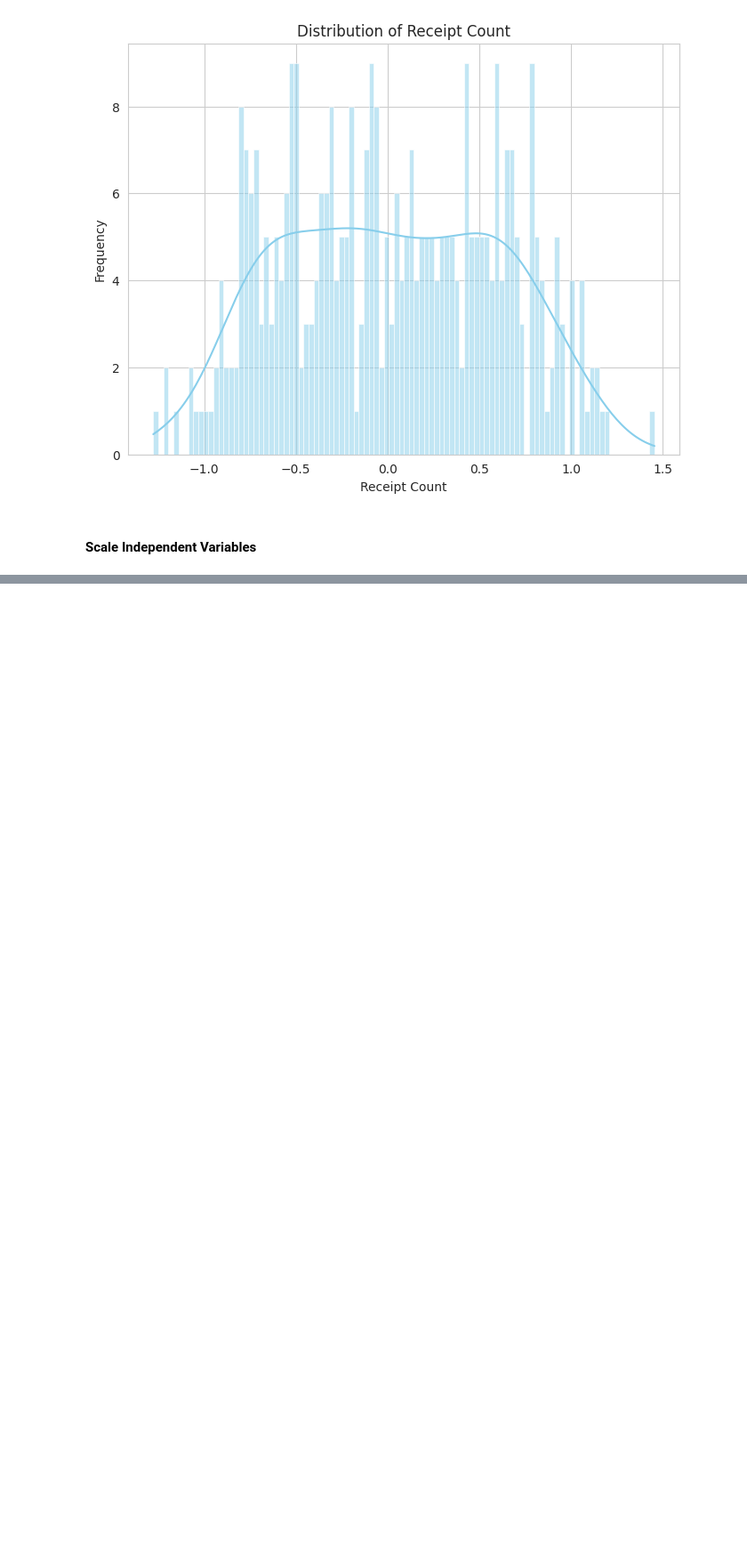
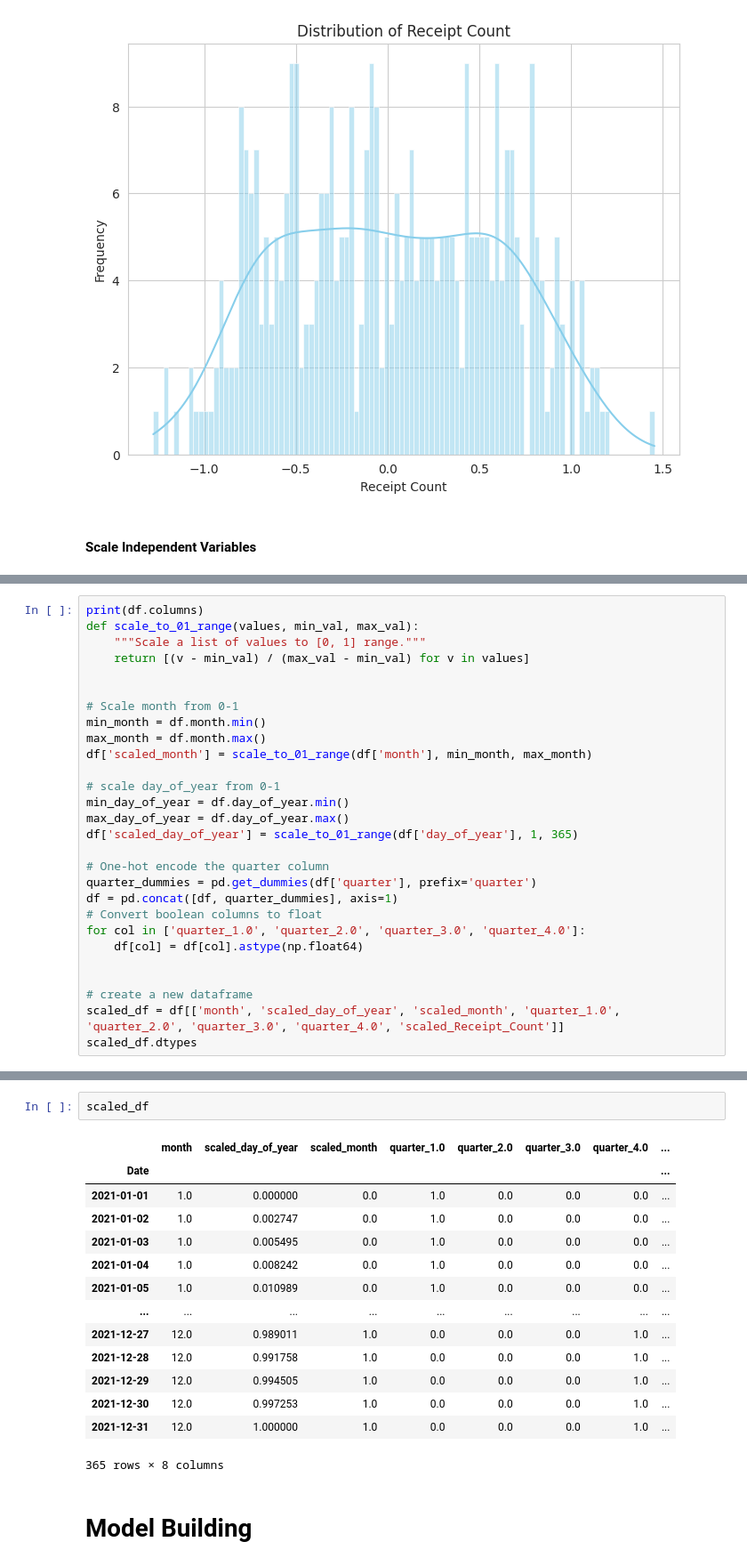
Before and after one commit to ahnaf000/Fetch_ML_Engineer, a Jupyter notebook: notebook/playground.ipynb, the cells around one changed output, grey strips where cells are left out. Shown at 89% size. Saved outputs shown, nothing was run; the diff lists cells and outputs as text; blank space fills up the shorter version.

```diff
--- a/notebook/playground.ipynb
+++ b/notebook/playground.ipynb
@@ -241,0 +286,28 @@ plt.show()
+# %%
+print(df.columns)
+def scale_to_01_range(values, min_val, max_val):
+    """Scale a list of values to [0, 1] range."""
+    return [(v - min_val) / (max_val - min_val) for v in values]
+
+
+# Scale month from 0-1
+min_month = df.month.min()
+max_month = df.month.max()
+df['scaled_month'] = scale_to_01_range(df['month'], min_month, max_month)
+
+# scale day_of_year from 0-1
+min_day_of_year = df.day_of_year.min()
+max_day_of_year = df.day_of_year.max()
+df['scaled_day_of_year'] = scale_to_01_range(df['day_of_year'], 1, 365)
+
+# One-hot encode the quarter column
+quarter_dummies = pd.get_dummies(df['quarter'], prefix='quarter')
+df = pd.concat([df, quarter_dummies], axis=1)
+# Convert boolean columns to float
+for col in ['quarter_1.0', 'quarter_2.0', 'quarter_3.0', 'quarter_4.0']:
+    df[col] = df[col].astype(np.float64)
+
+
+# create a new dataframe
+scaled_df = df[['month', 'scaled_day_of_year', 'scaled_month', 'quarter_1.0', 'quarter_2.0', 'quarter_3.0', 'quarter_4.0', 'scaled_Receipt_Count']]
+scaled_df.dtypes
@@ -241,0 +327,19 @@ plt.show()
+# %%
+scaled_df
+# %% [output]
+|  | month | scaled_day_of_year | scaled_month | quarter_1.0 | quarter_2.0 | quarter_3.0 | quarter_4.0 | ... |
+| Date |  |  |  |  |  |  |  | ... |
+| 2021-01-01 | 1.0 | 0.000000 | 0.0 | 1.0 | 0.0 | 0.0 | 0.0 | ... |
+| 2021-01-02 | 1.0 | 0.002747 | 0.0 | 1.0 | 0.0 | 0.0 | 0.0 | ... |
+| 2021-01-03 | 1.0 | 0.005495 | 0.0 | 1.0 | 0.0 | 0.0 | 0.0 | ... |
+| 2021-01-04 | 1.0 | 0.008242 | 0.0 | 1.0 | 0.0 | 0.0 | 0.0 | ... |
+| 2021-01-05 | 1.0 | 0.010989 | 0.0 | 1.0 | 0.0 | 0.0 | 0.0 | ... |
+| ... | ... | ... | ... | ... | ... | ... | ... | ... |
+| 2021-12-27 | 12.0 | 0.989011 | 1.0 | 0.0 | 0.0 | 0.0 | 1.0 | ... |
+| 2021-12-28 | 12.0 | 0.991758 | 1.0 | 0.0 | 0.0 | 0.0 | 1.0 | ... |
+| 2021-12-29 | 12.0 | 0.994505 | 1.0 | 0.0 | 0.0 | 0.0 | 1.0 | ... |
+| 2021-12-30 | 12.0 | 0.997253 | 1.0 | 0.0 | 0.0 | 0.0 | 1.0 | ... |
+| 2021-12-31 | 12.0 | 1.000000 | 1.0 | 0.0 | 0.0 | 0.0 | 1.0 | ... |
+365 rows × 8 columns
+# %% [markdown]
+# Model Building
```
Also changed, not shown: parts of 13 cells of this notebook, 1 other file.
